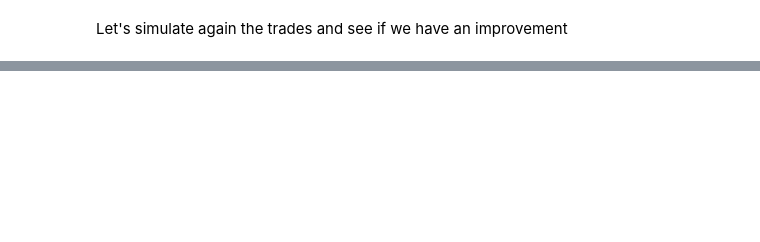
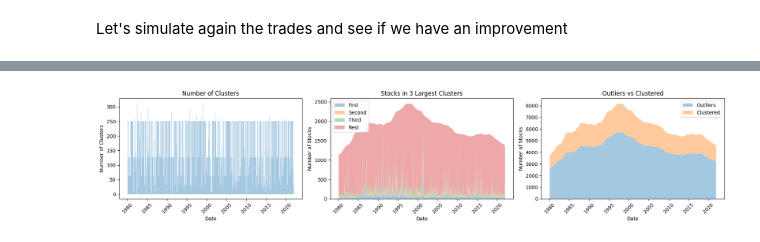
Before and after one commit to adamd1985/pairs_trading_unsupervised_learning, a Jupyter notebook: pairs_unsupervised.ipynb, the cells around one changed output, grey strips where cells are left out. Saved outputs shown, nothing was run; the diff lists cells and outputs as text; code cells hidden in the pictures; blank space fills up the shorter version.

```diff
--- a/pairs_unsupervised.ipynb
+++ b/pairs_unsupervised.ipynb
@@ -75,11 +75,14 @@ KM_CLUSTERS_FILEPATH = f"{DATA_DIR}/km_clusters_data_{MIN_YEAR}_{MAX_YEAR}.pkl"
 KM_CLUSTERS_MEM_FILEPATH = f"{DATA_DIR}/km_clusters_memdata_{MIN_YEAR}_{MAX_YEAR}.pkl"
 KM_CLUSTERS_OPT_FILEPATH = f"{DATA_DIR}/km_clusters_data_opt_{MIN_YEAR}_{MAX_YEAR}.pkl"
 KM_CLUSTERS_OPT_MEM_FILEPATH = f"{DATA_DIR}/km_clusters_memdata_opt_{MIN_YEAR}_{MAX_YEAR}.pkl"
+KM_CLUSTERS_OPTPCA_FILEPATH = f"{DATA_DIR}/km_clusters_data_optpca_{MIN_YEAR}_{MAX_YEAR}.pkl"
+KM_CLUSTERS_OPTPCA_MEM_FILEPATH = f"{DATA_DIR}/km_clusters_memdata_optpca_{MIN_YEAR}_{MAX_YEAR}.pkl"
 DBS_CLUSTERS_FILEPATH = f"{DATA_DIR}/dbs_clusters_data_{MIN_YEAR}_{MAX_YEAR}.pkl"
 DBS_CLUSTERS_MEM_FILEPATH = f"{DATA_DIR}/dbs_clusters_memdata_{MIN_YEAR}_{MAX_YEAR}.pkl"
 
 SIGNALS_KM_FILEPATH = f"{DATA_DIR}/signals_km_{MIN_YEAR}_{MAX_YEAR}.pkl"
 SIGNALS_KM_OPT_FILEPATH = f"{DATA_DIR}/signals_km_opt_{MIN_YEAR}_{MAX_YEAR}.pkl"
+SIGNALS_KM_OPTPCA_FILEPATH = f"{DATA_DIR}/signals_km_optpca_{MIN_YEAR}_{MAX_YEAR}.pkl"
 SIGNALS_DB_FILEPATH = f"{DATA_DIR}/signals_db_{MIN_YEAR}_{MAX_YEAR}.pkl"
 SIGNALS_AGG_FILEPATH = f"{DATA_DIR}/signals_agg_{MIN_YEAR}_{MAX_YEAR}.pkl"
 PCA_FILEPATH = f"{DATA_DIR}/pca_{MIN_YEAR}_{MAX_YEAR}.pkl"
@@ -1324,0 +1363,13 @@ Kurtosis	4.731109	6.101469	15.509008
+# %%
+pcaopt_result_df = pca_result_df.drop(columns=['0'])
+
+if os.path.exists(KM_CLUSTERS_OPTPCA_FILEPATH) and os.path.exists(KM_CLUSTERS_OPTPCA_MEM_FILEPATH) :
+    km_optpca_models_df = pd.read_pickle(KM_CLUSTERS_OPTPCA_FILEPATH)
+    km_optpca_cluster_membership_df = pd.read_pickle(KM_CLUSTERS_OPTPCA_MEM_FILEPATH)
+else:
+    km_optpca_models_df, km_optpca_cluster_membership_df = train_km_clusters_enhanced(pcaopt_result_df, max_clusters=500, cols=[col for col in pca_components_cols if col != '0'])
+    km_optpca_models_df.to_pickle(KM_CLUSTERS_OPTPCA_FILEPATH)
+    km_optpca_cluster_membership_df.to_pickle(KM_CLUSTERS_OPTPCA_MEM_FILEPATH)
+
+pcaopt_result_df['km_cluster_opt'] = km_optpca_cluster_membership_df['km_cluster_opt'].values
+pcaopt_result_df[['DATE', 'km_cluster_opt']].tail(5)
@@ -1324,0 +1383,6 @@ Kurtosis	4.731109	6.101469	15.509008
+# %%
+plot_cluster_distributions(km_optpca_cluster_membership_df, 'km_cluster_opt')
+plt.tight_layout()
+plt.show()
+# %% [output]
+[figure, added]
```
Also changed, not shown: parts of 23 cells of this notebook.
